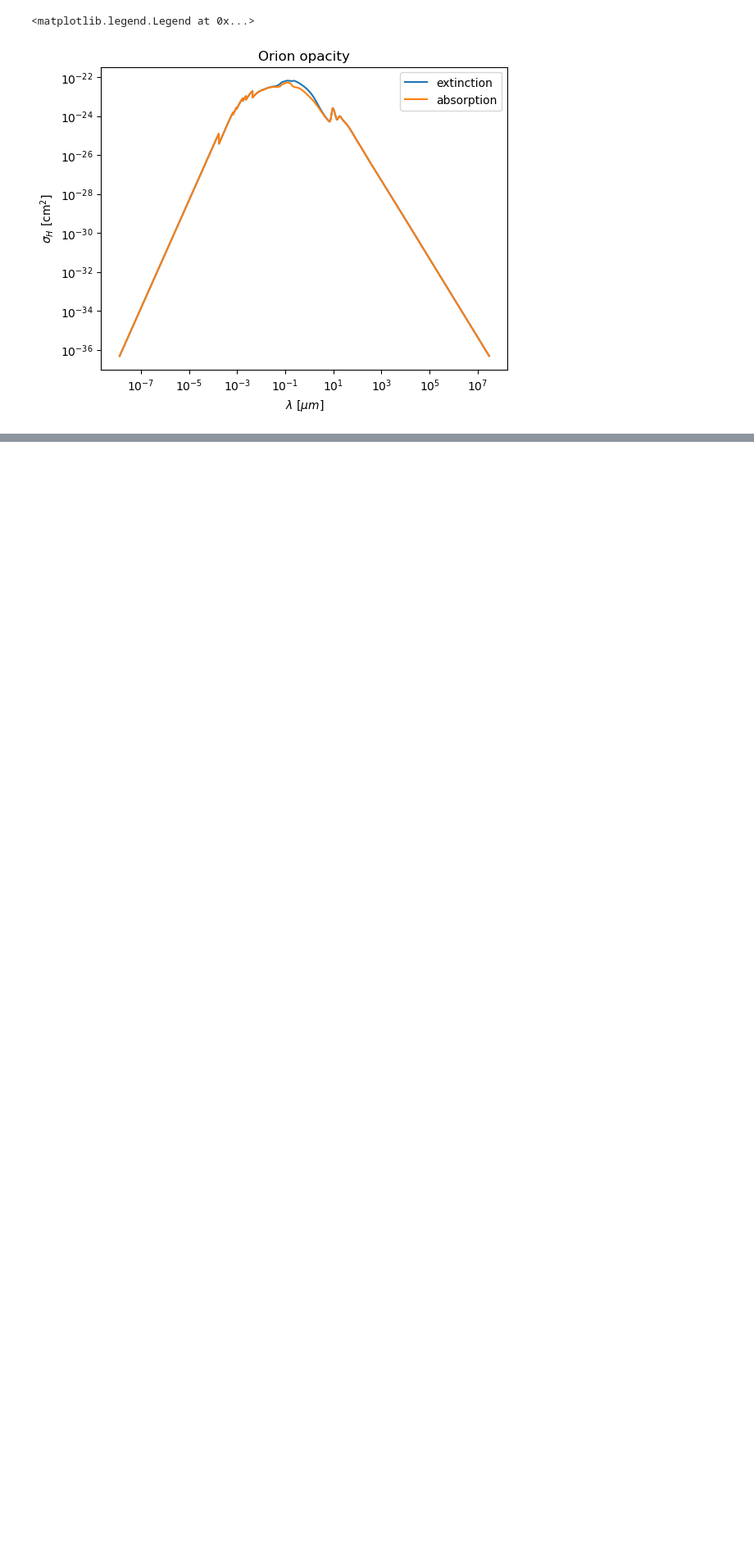
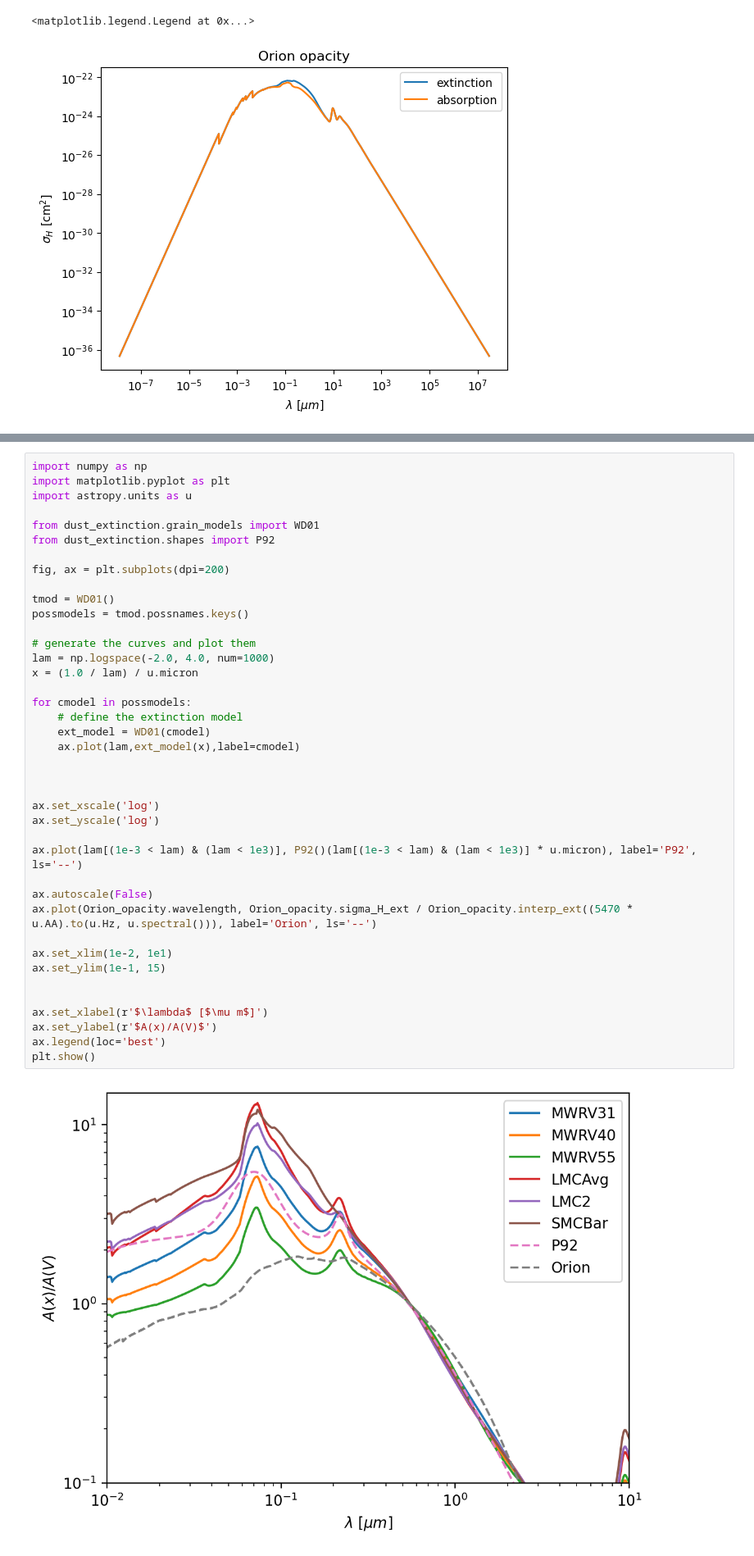
Before and after one commit to c-kj/LRD_dust_modeling, a Jupyter notebook: notebooks/处理 SED 和 opacity.ipynb, the cells around one changed output, grey strips where cells are left out. Shown at 82% size. Drawn from its saved outputs; the diff is of its cells as text; blank space fills up the shorter version.

```diff
--- a/notebooks/处理 SED 和 opacity.ipynb
+++ b/notebooks/处理 SED 和 opacity.ipynb
@@ -125,0 +209,42 @@ plt.legend()
+# %%
+import numpy as np
+import matplotlib.pyplot as plt
+import astropy.units as u
+
+from dust_extinction.grain_models import WD01
+from dust_extinction.shapes import P92
+
+fig, ax = plt.subplots(dpi=200)
+
+tmod = WD01()
+possmodels = tmod.possnames.keys()
+
+# generate the curves and plot them
+lam = np.logspace(-2.0, 4.0, num=1000)
+x = (1.0 / lam) / u.micron
+
+for cmodel in possmodels:
+    # define the extinction model
+    ext_model = WD01(cmodel)
+    ax.plot(lam,ext_model(x),label=cmodel)
+
+
+
+ax.set_xscale('log')
+ax.set_yscale('log')
+
+ax.plot(lam[(1e-3 < lam) & (lam < 1e3)], P92()(lam[(1e-3 < lam) & (lam < 1e3)] * u.micron), label='P92', ls='--')
+
+ax.autoscale(False)
+ax.plot(Orion_opacity.wavelength, Orion_opacity.sigma_H_ext / Orion_opacity.interp_ext((5470 * u.AA).to(u.Hz, u.spectral())), label='Orion', ls='--')
+
+ax.set_xlim(1e-2, 1e1)
+ax.set_ylim(1e-1, 15)
+
+
+ax.set_xlabel(r'$\lambda$ [$\mu m$]')
+ax.set_ylabel(r'$A(x)/A(V)$')
+ax.legend(loc='best')
+plt.show()
+# %% [output]
+[figure, added]
```
Also changed, not shown: parts of 31 cells of this notebook, 1 other file.
